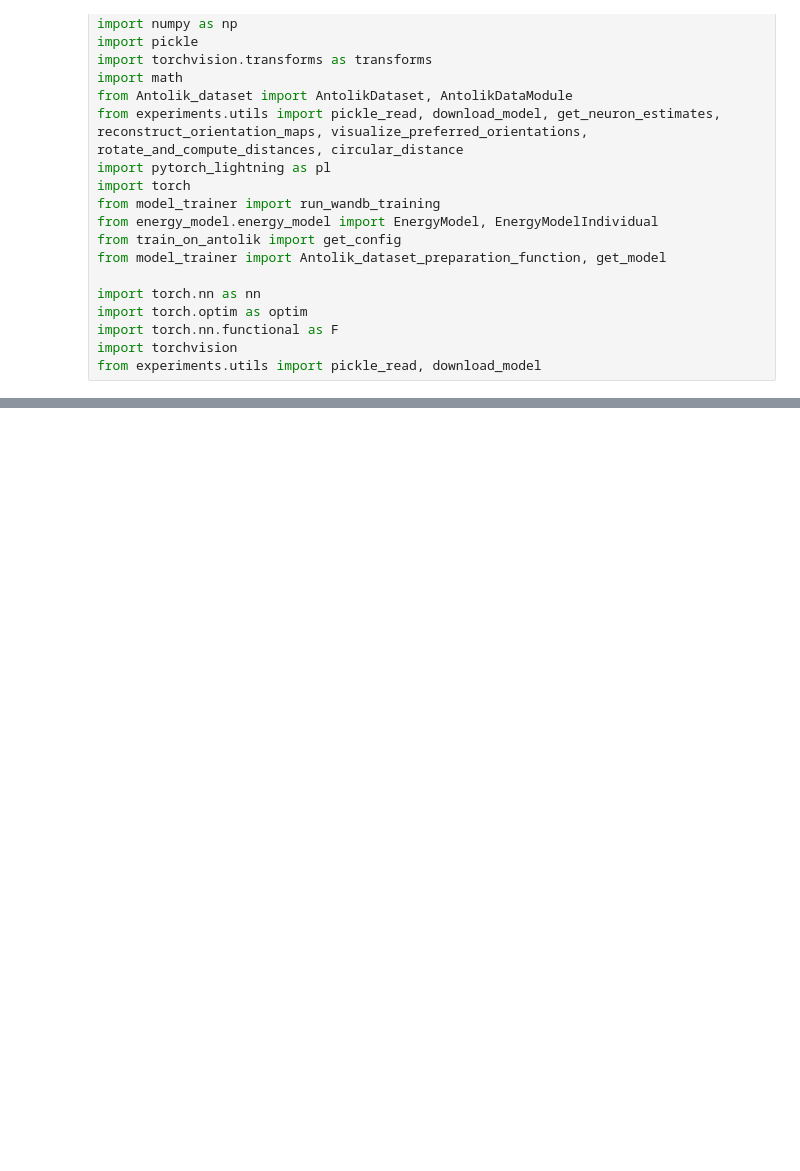
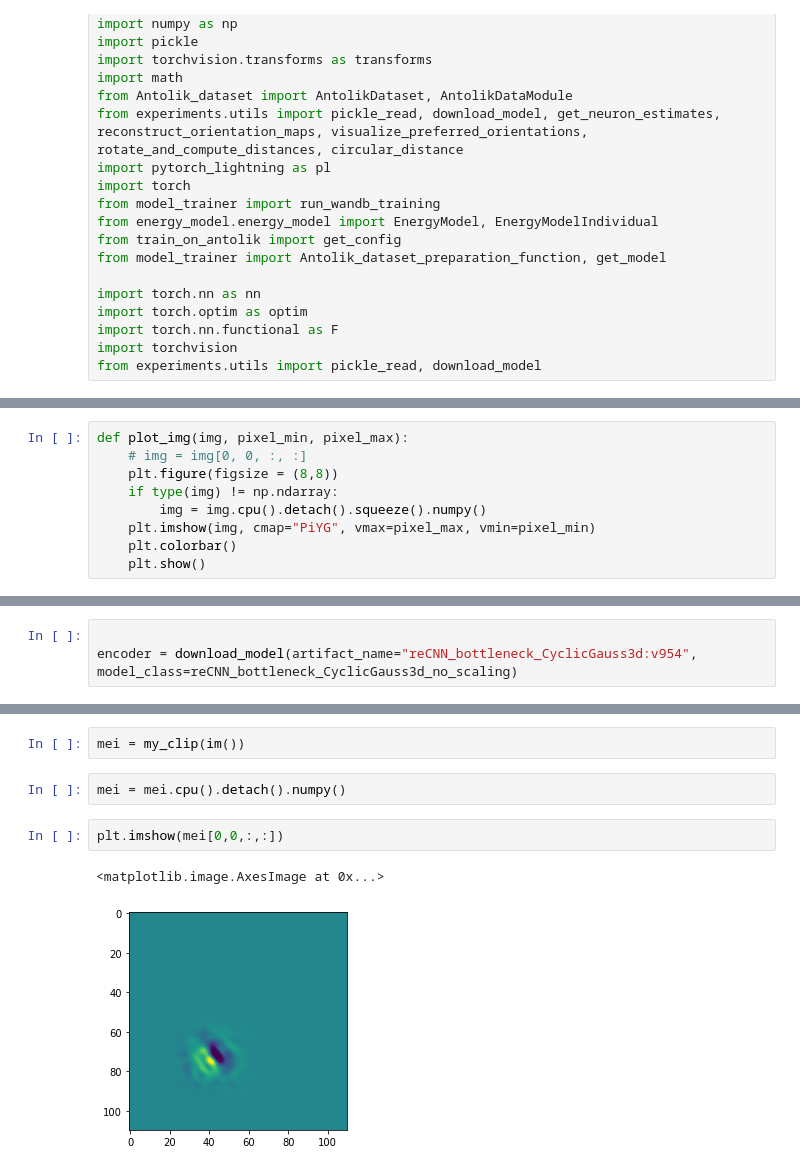
Before and after one commit to mpicek/reCNN_visual_prosthesis, a Jupyter notebook: experiments/MEI.ipynb, the cells around one changed output, grey strips where cells are left out. Cells and saved outputs as stored; diff of their text form; blank space fills up the shorter version.

```diff
--- a/experiments/MEI.ipynb
+++ b/experiments/MEI.ipynb
@@ -231,0 +131,9 @@ plt.imshow(w2)
+# %%
+def plot_img(img, pixel_min, pixel_max):
+    # img = img[0, 0, :, :]
+    plt.figure(figsize = (8,8))
+    if type(img) != np.ndarray:
+        img = img.cpu().detach().squeeze().numpy()
+    plt.imshow(img, cmap="PiYG", vmax=pixel_max, vmin=pixel_min)
+    plt.colorbar()
+    plt.show()
@@ -231,0 +142,3 @@ plt.imshow(w2)
+# %%
+
+encoder = download_model(artifact_name="reCNN_bottleneck_CyclicGauss3d:v954", model_class=reCNN_bottleneck_CyclicGauss3d_no_scaling)
@@ -231,0 +201,9 @@ plt.imshow(w2)
+# %%
+mei = my_clip(im())
+# %%
+mei = mei.cpu().detach().numpy()
+# %%
+plt.imshow(mei[0,0,:,:])
+# %% [output]
+<matplotlib.image.AxesImage at 0x...>
+[figure, added]
```
Also changed, not shown: parts of 38 cells of this notebook.
